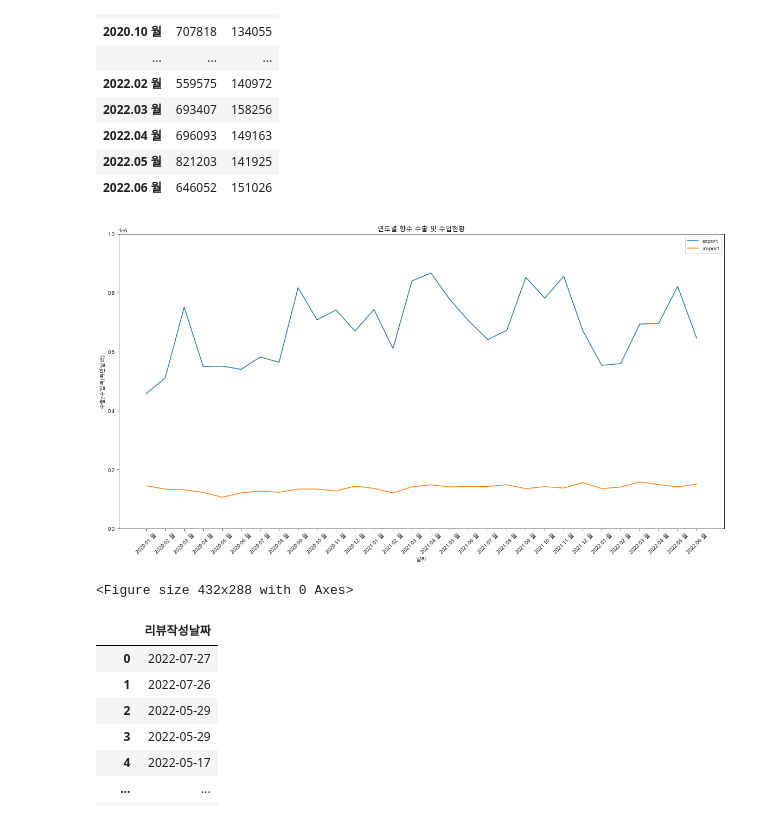
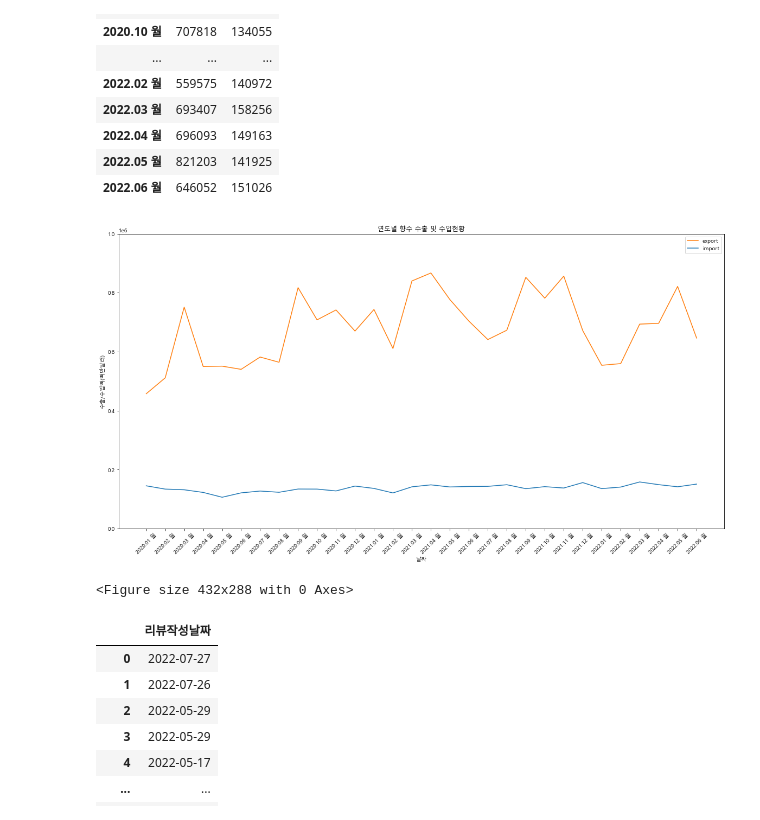
Before and after one commit to JJongSSu/Study, a Jupyter notebook: Teamproject/first/4일차/trend.ipynb, the cells around one changed output. Saved outputs shown, nothing was run; the diff lists cells and outputs as text; code cells hidden in the pictures.

```diff
--- a/Teamproject/first/4일차/trend.ipynb
+++ b/Teamproject/first/4일차/trend.ipynb
@@ -499,18 +499,18 @@ m
 | 2022.06 월 | 646052 | 151026 |
 # %%
 plt.figure(figsize=(20,10))
-plt.plot(m["export"],label='export')
-plt.plot(m["import"],label='import')
+plt.plot(m["export"],label='export',color='#ff7f0e')
+plt.plot(m["import"],label='import', color='#1f77b4')
 plt.title('연도별 향수 수출 및 수입현황')
 plt.xlabel('날짜')
 plt.ylabel('수출/수입액(백만달러)')
 plt.ylim(0,1000000)
 plt.xticks(rotation=45)
 plt.legend(loc='upper right')
 plt.show()
 plt.savefig('향수_수출입.jpg',dpi=600)
 # %% [output]
-[figure, old version]
+[figure, new version]
 <Figure size 432x288 with 0 Axes>
 # %%
 review = pd.read_csv('리뷰작성날짜.csv',encoding='utf-8')
```
Also changed, not shown: 3 other files.
